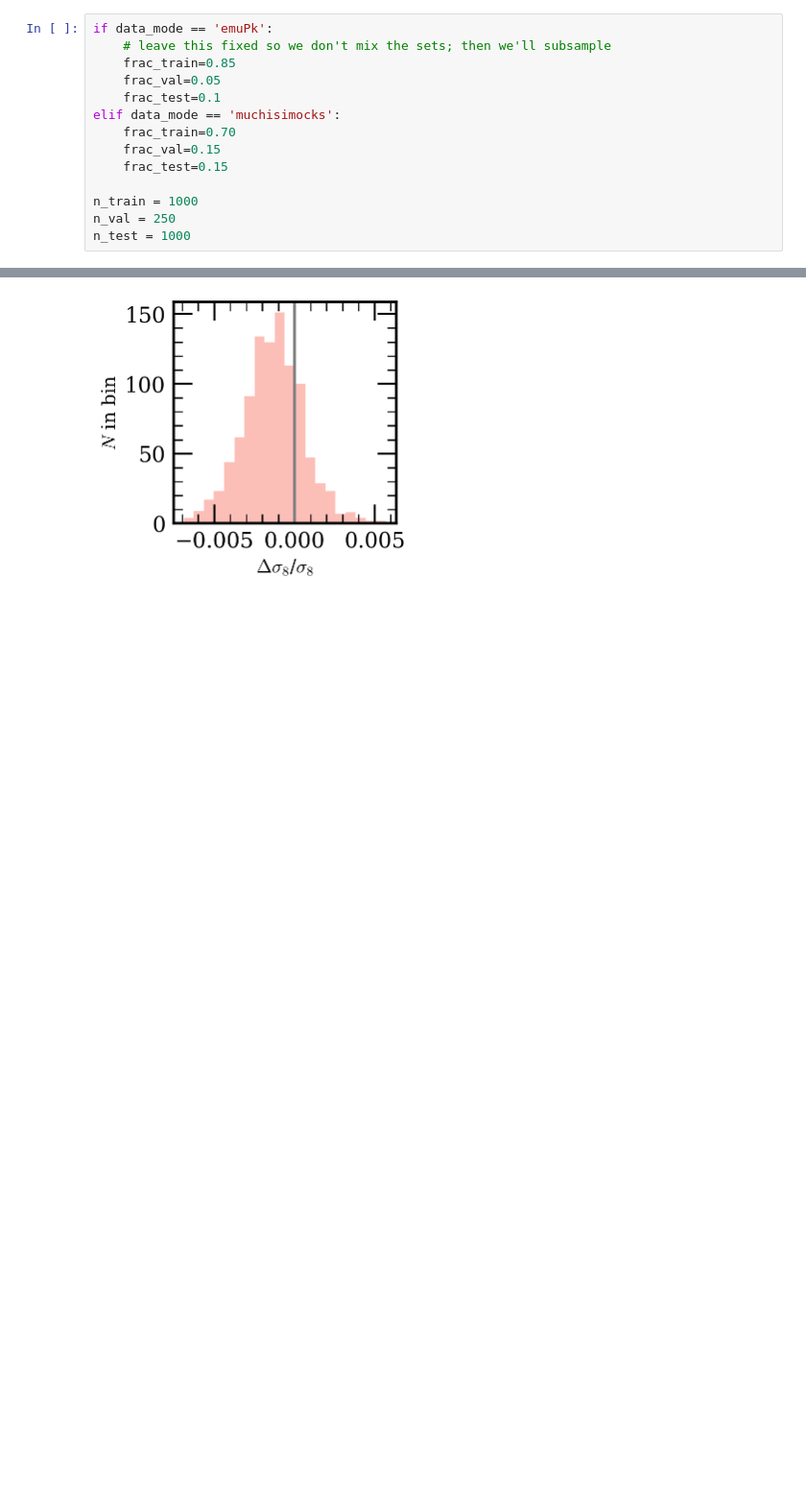
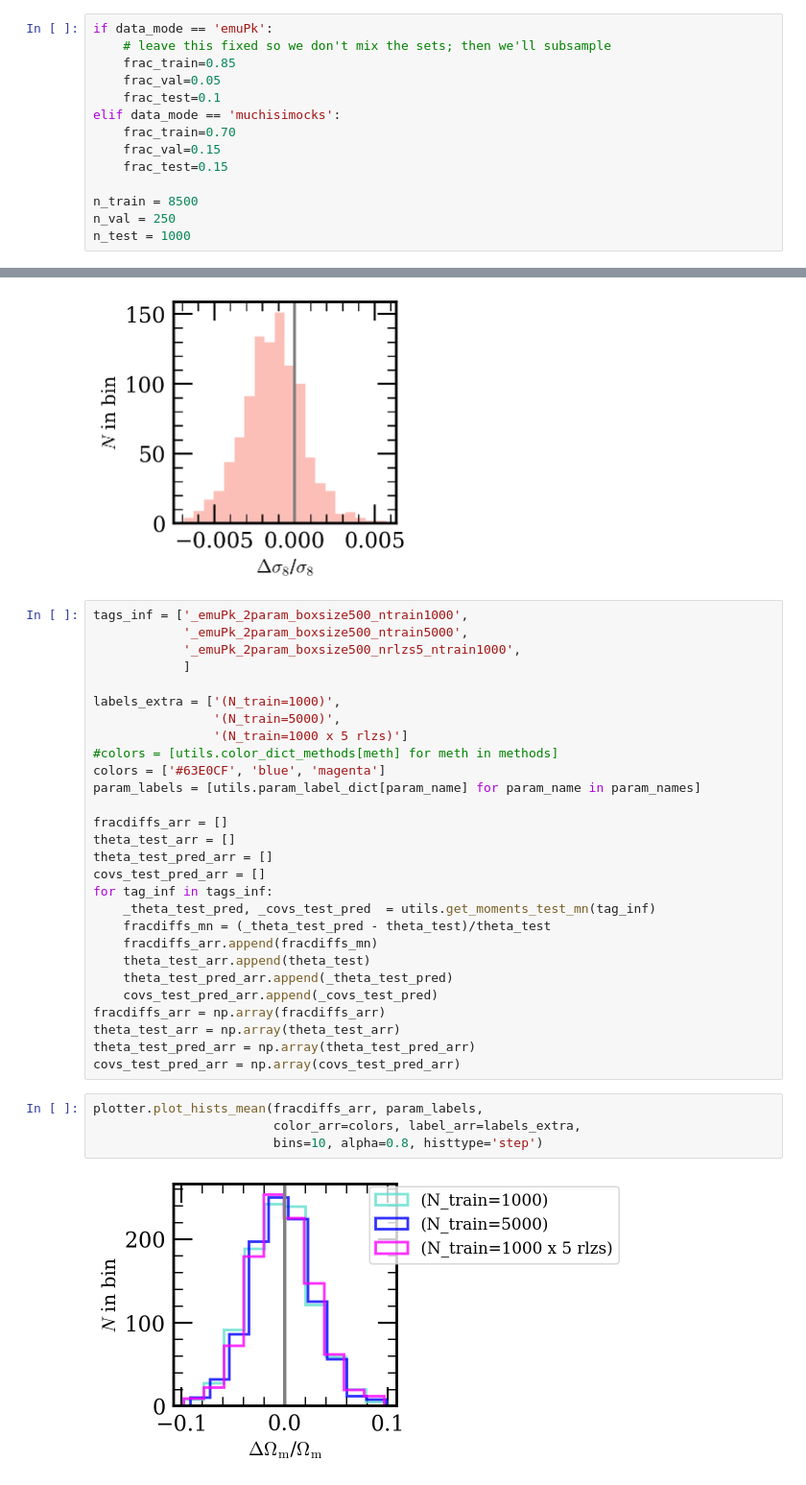
Before and after one commit to kstoreyf/muchisimocks, a Jupyter notebook: notebooks/2024-03-26_inference_results_nrlzs.ipynb, the cells around one changed output, grey strips where cells are left out. Shown at 96% size. Drawn from its saved outputs; the diff is of its cells as text; blank space fills up the shorter version.

```diff
--- a/notebooks/2024-03-26_inference_results_nrlzs.ipynb
+++ b/notebooks/2024-03-26_inference_results_nrlzs.ipynb
@@ -61,7 +61,7 @@ elif data_mode == 'muchisimocks':
     frac_val=0.15
     frac_test=0.15
 
-n_train = 1000
+n_train = 8500
 n_val = 250
 n_test = 1000
 # %%
@@ -361,3 +361,37 @@ plotter.plot_hists_mean(fracdiffs, param_labels)
 # %% [output]
 [figure]
 [figure]
+# %%
+tags_inf = ['_emuPk_2param_boxsize500_ntrain1000',
+            '_emuPk_2param_boxsize500_ntrain5000',
+            '_emuPk_2param_boxsize500_nrlzs5_ntrain1000',
+            ]
+
+labels_extra = ['(N_train=1000)',
+                '(N_train=5000)',
+                '(N_train=1000 x 5 rlzs)']
+#colors = [utils.color_dict_methods[meth] for meth in methods]
+colors = ['#63E0CF', 'blue', 'magenta']
+param_labels = [utils.param_label_dict[param_name] for param_name in param_names]
+
+fracdiffs_arr = []
+theta_test_arr = []
+theta_test_pred_arr = []
+covs_test_pred_arr = []
+for tag_inf in tags_inf:
+    _theta_test_pred, _covs_test_pred  = utils.get_moments_test_mn(tag_inf)
+    fracdiffs_mn = (_theta_test_pred - theta_test)/theta_test
+    fracdiffs_arr.append(fracdiffs_mn)
+    theta_test_arr.append(theta_test)
+    theta_test_pred_arr.append(_theta_test_pred)
+    covs_test_pred_arr.append(_covs_test_pred)
+fracdiffs_arr = np.array(fracdiffs_arr)
+theta_test_arr = np.array(theta_test_arr)
+theta_test_pred_arr = np.array(theta_test_pred_arr)
+covs_test_pred_arr = np.array(covs_test_pred_arr)
+# %%
+plotter.plot_hists_mean(fracdiffs_arr, param_labels,
+                        color_arr=colors, label_arr=labels_extra,
+                        bins=10, alpha=0.8, histtype='step')
+# %% [output]
+[figure, added]
```
Also changed, not shown: parts of 8 cells of this notebook, 1 other file.
